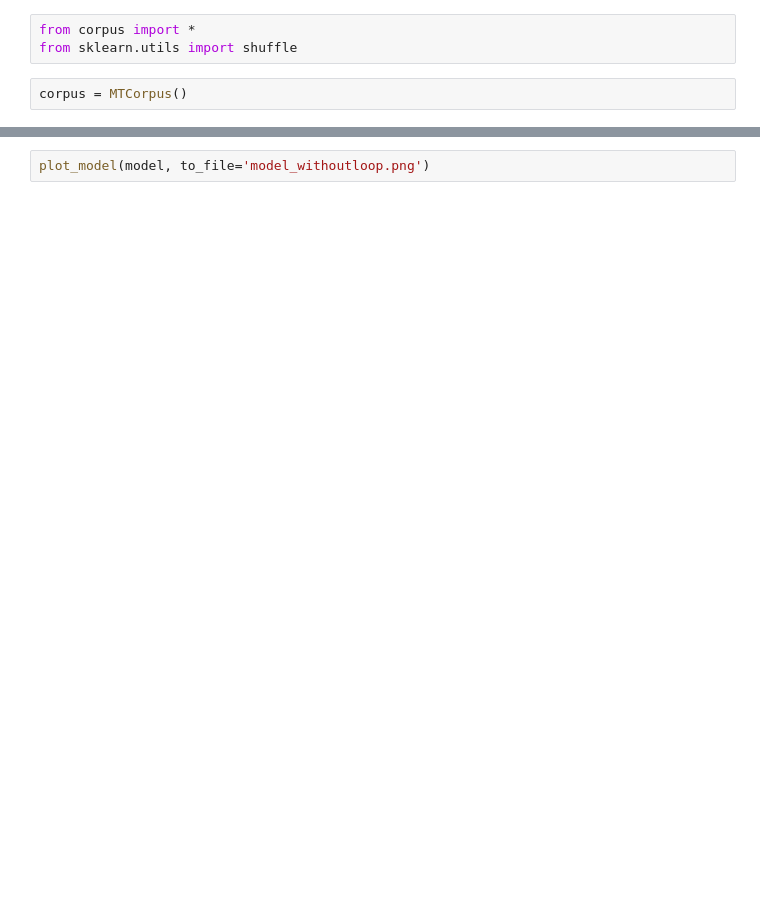
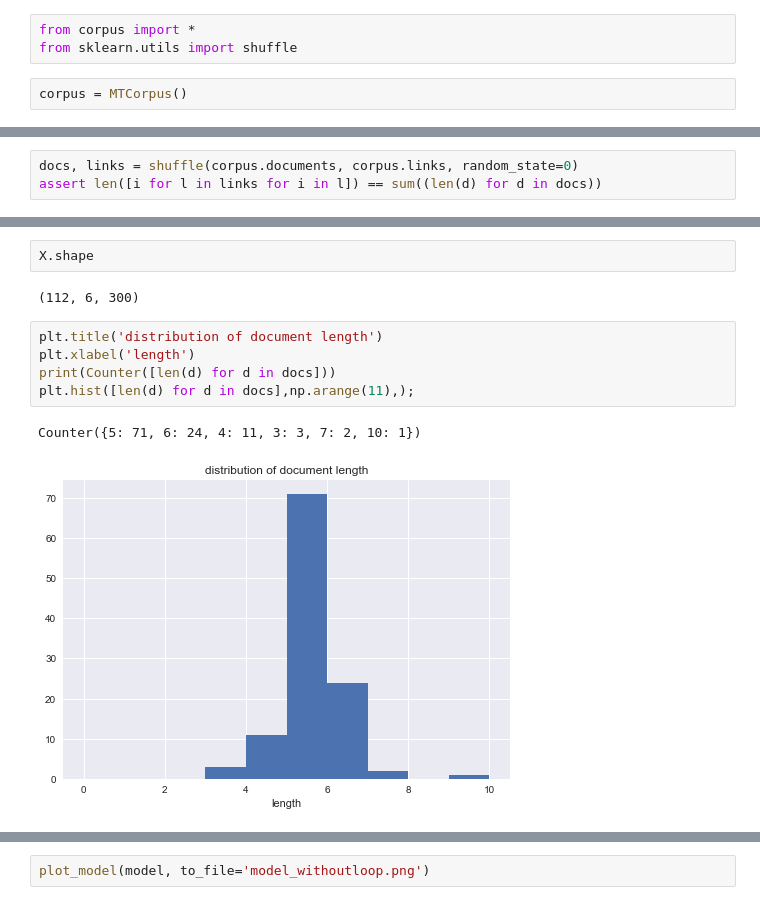
Before and after one commit to oguzserbetci/argmin2017, a Jupyter notebook: PointerNetwork.ipynb, the cells around one changed output, grey strips where cells are left out. Saved outputs shown, nothing was run; the diff lists cells and outputs as text; blank space fills up the shorter version.

```diff
--- a/PointerNetwork.ipynb
+++ b/PointerNetwork.ipynb
@@ -35,0 +23,3 @@ print(X_train.shape, Y_train.shape, X_test.shape, Y_test.shape)
+# %%
+docs, links = shuffle(corpus.documents, corpus.links, random_state=0)
+assert len([i for l in links for i in l]) == sum((len(d) for d in docs))
@@ -35,0 +64,12 @@ print(X_train.shape, Y_train.shape, X_test.shape, Y_test.shape)
+# %%
+X.shape
+# %% [output]
+(112, 6, 300)
+# %%
+plt.title('distribution of document length')
+plt.xlabel('length')
+print(Counter([len(d) for d in docs]))
+plt.hist([len(d) for d in docs],np.arange(11),);
+# %% [output]
+Counter({5: 71, 6: 24, 4: 11, 3: 3, 7: 2, 10: 1})
+[figure, added]
```
Also changed, not shown: parts of 24 cells of this notebook.
